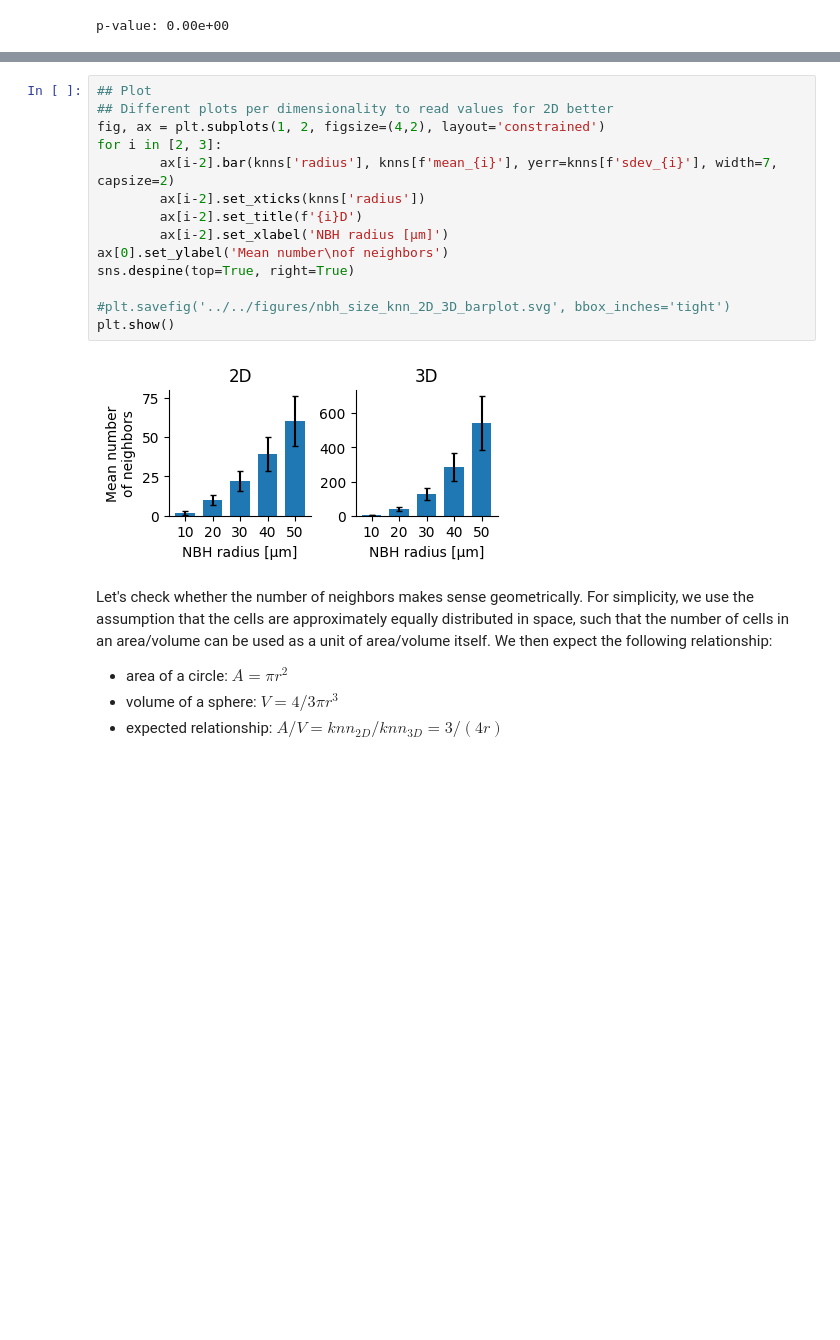
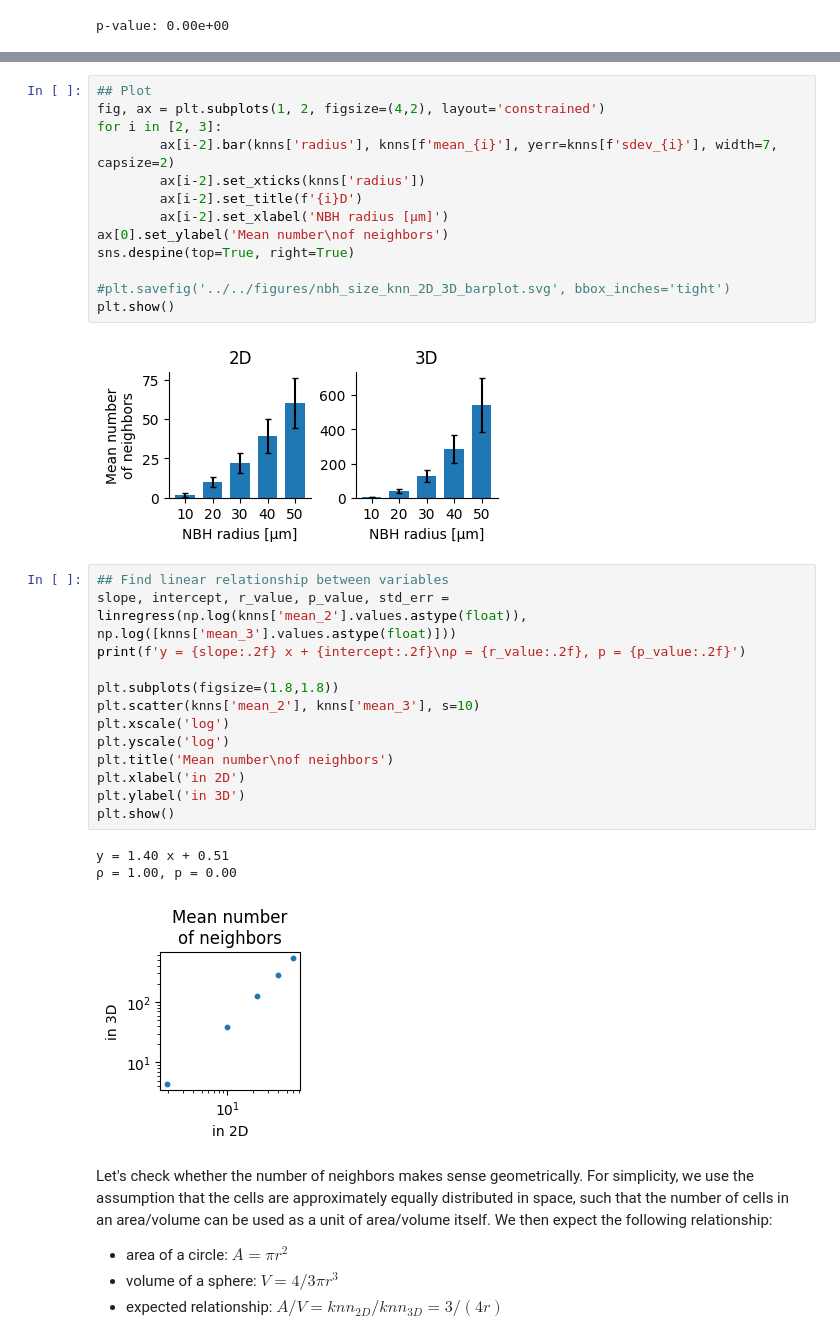
Before and after one commit to SchapiroLabor/nbh_analysis_3D, a Jupyter notebook: scripts/nbh_analysis/nbh_size.ipynb, the cells around one changed output, grey strips where cells are left out. Drawn from its saved outputs; the diff is of its cells as text; blank space fills up the shorter version.

```diff
--- a/scripts/nbh_analysis/nbh_size.ipynb
+++ b/scripts/nbh_analysis/nbh_size.ipynb
@@ -170,6 +143,5 @@ assert distances.data[0] == np.sqrt(((pt0 - pt1)**2).sum()) ## distance calc. by
 # %%
 ## Plot
-## Different plots per dimensionality to read values for 2D better
 fig, ax = plt.subplots(1, 2, figsize=(4,2), layout='constrained')
 for i in [2, 3]:
         ax[i-2].bar(knns['radius'], knns[f'mean_{i}'], yerr=knns[f'sdev_{i}'], width=7, capsize=2)
@@ -183,6 +155,23 @@ sns.despine(top=True, right=True)
 plt.show()
 # %% [output]
 [figure]
+# %%
+## Find linear relationship between variables
+slope, intercept, r_value, p_value, std_err = linregress(np.log(knns['mean_2'].values.astype(float)), np.log([knns['mean_3'].values.astype(float)]))
+print(f'y = {slope:.2f} x + {intercept:.2f}\nρ = {r_value:.2f}, p = {p_value:.2f}')
+
+plt.subplots(figsize=(1.8,1.8))
+plt.scatter(knns['mean_2'], knns['mean_3'], s=10)
+plt.xscale('log')
+plt.yscale('log')
+plt.title('Mean number\nof neighbors')
+plt.xlabel('in 2D')
+plt.ylabel('in 3D')
+plt.show()
+# %% [output]
+y = 1.40 x + 0.51
+ρ = 1.00, p = 0.00
+[figure, added]
 # %% [markdown]
 Let's check whether the number of neighbors makes sense geometrically. For simplicity, we use the assumption that the cells are approximately equally distributed in space, such that the number of cells in an area/volume can be used as a unit of area/volume itself. We then expect the following relationship:
 - area of a circle: $A = π r^2$
```
Also changed, not shown: parts of 12 cells of this notebook.
